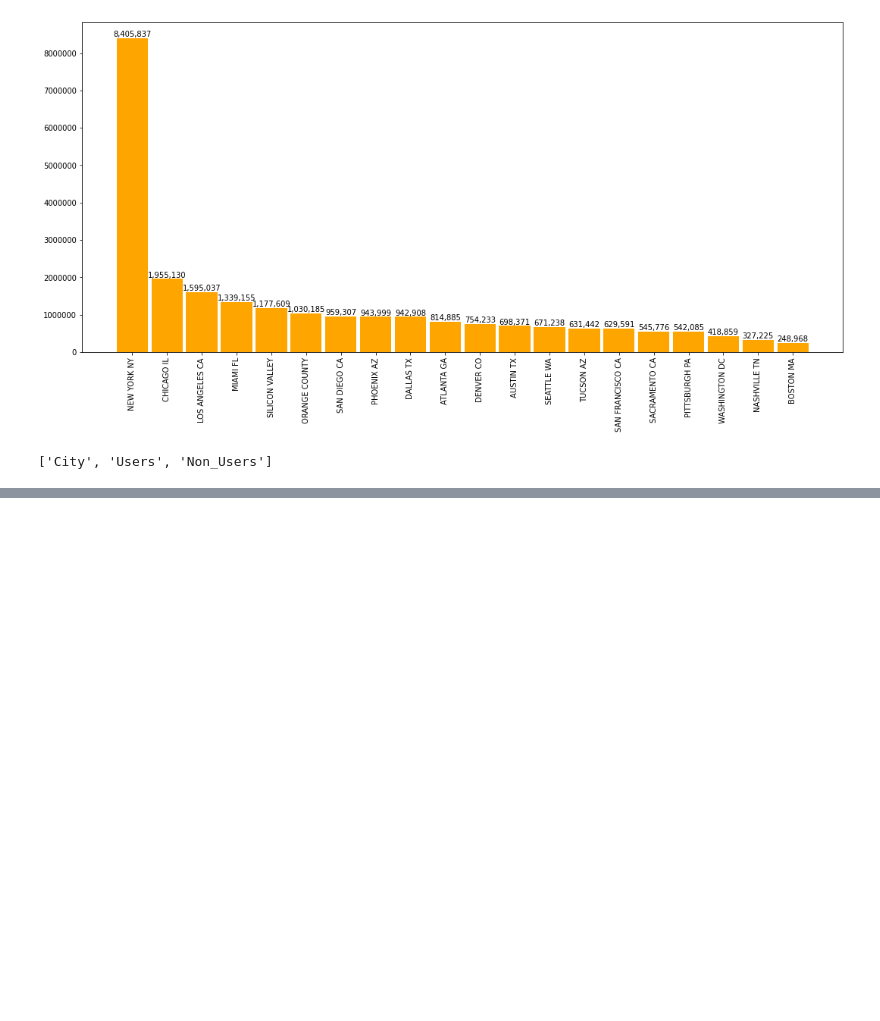
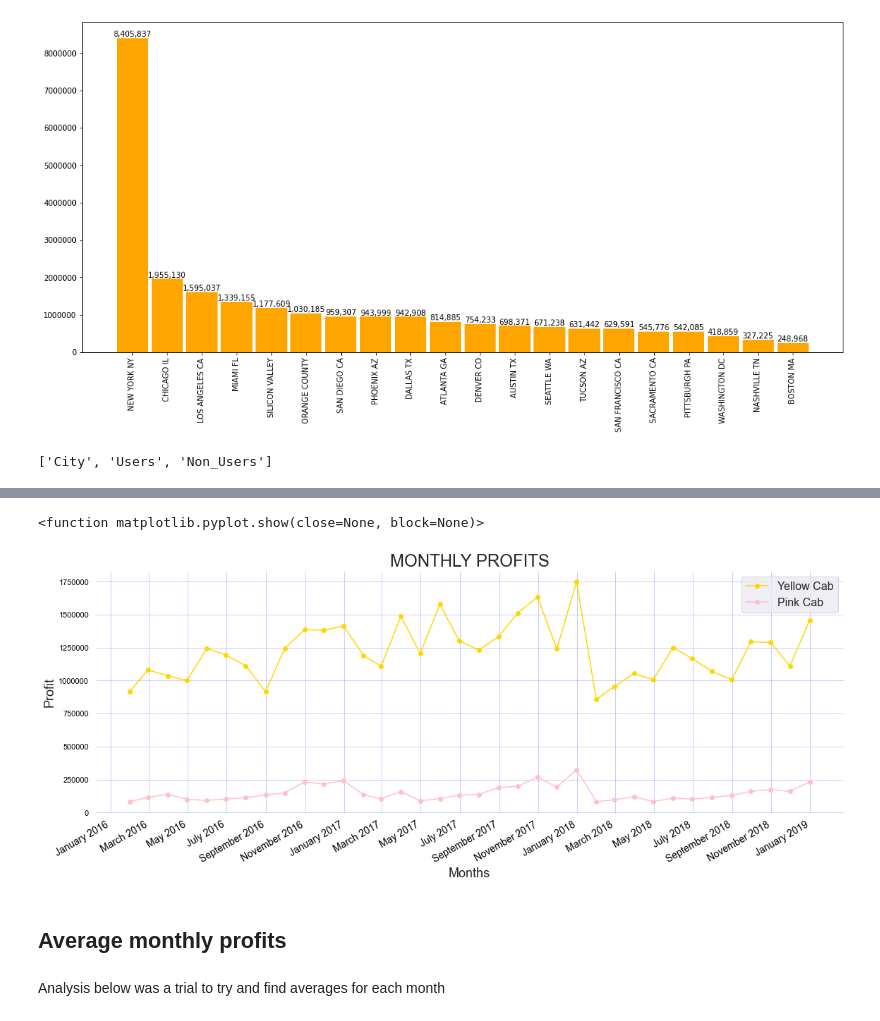
Before and after one commit to JeffersonTPelera/DataGlacier, a Jupyter notebook: week2/G2M.ipynb, the cells around one changed output, grey strips where cells are left out. Cells and saved outputs as stored; diff of their text form; code cells hidden in the pictures; blank space fills up the shorter version.

```diff
--- a/week2/G2M.ipynb
+++ b/week2/G2M.ipynb
@@ -170,0 +221,5 @@ list(city_perc.columns)
+# %%
+yellow_pm = yellow_cab.filter(['Date of Travel','Profit'], axis=1)
+yellow_pm.set_index('Date of Travel', inplace=True)
+yellow_pm = yellow_pm.resample('M').sum()
+yellow_pm.head()
@@ -170,0 +234,5 @@ list(city_perc.columns)
+# %%
+pink_pm = pink_cab.filter(['Date of Travel','Profit'], axis=1)
+pink_pm.set_index('Date of Travel', inplace=True)
+pink_pm = pink_pm.resample('m').sum()
+pink_pm.head()
@@ -170,0 +247,28 @@ list(city_perc.columns)
+# %%
+fig, ax = plt.subplots(figsize=(19, 7))
+ax.set_facecolor("white")
+ax.tick_params(width=1, colors='black', grid_color='blue', grid_alpha=0.2)
+ax.ticklabel_format(style='plain')
+
+plt.plot(yellow_pm, label = "Yellow Cab", linestyle="-", color ="Gold", marker = 'o')
+plt.plot(pink_pm, label = "Pink Cab", linestyle="-", color ="Pink", marker = 'o')
+
+time_interval = mdates.MonthLocator(interval=2)
+date_format = mdates.DateFormatter("%B %Y")
+ax.xaxis.set_major_locator(time_interval)
+ax.xaxis.set_major_formatter(date_format)
+fig.autofmt_xdate()
+
+plt.xticks(fontsize=14)
+plt.title('MONTHLY PROFITS',  fontsize = 24)
+plt.xlabel('Months', fontsize = 18)
+plt.ylabel('Profit', fontsize = 18)
+plt.legend(fontsize = 16)
+plt.show
+# %% [output]
+<function matplotlib.pyplot.show(close=None, block=None)>
+[figure, added]
+# %% [markdown]
+## Average monthly profits
+# %% [markdown]
+Analysis below was a trial to try and find averages for each month
```
Also changed, not shown: parts of 25 cells of this notebook, 1 other file.
